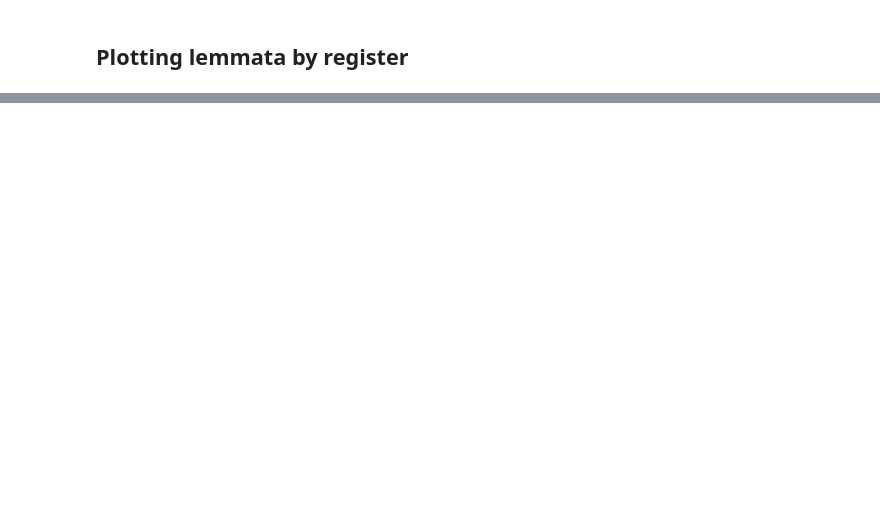
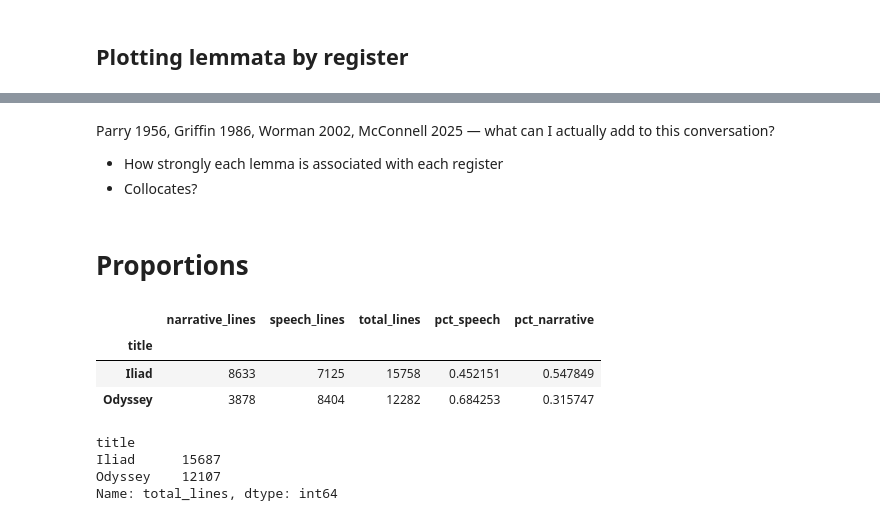
Before and after one commit to pletcher/ccc-2026, a Jupyter notebook: notebooks/epic_speech_vs_narrative.ipynb, the cells around one changed output, grey strips where cells are left out. Drawn from its saved outputs; the diff is of its cells as text; code cells hidden in the pictures; blank space fills up the shorter version.

Commit message:
Update presentation, fix counting in Homer

```diff
--- a/notebooks/epic_speech_vs_narrative.ipynb
+++ b/notebooks/epic_speech_vs_narrative.ipynb
@@ -224,0 +264,33 @@ alt.Chart(register_plot_df).mark_point(opacity=0.5, size=30).encode(
+# %% [markdown]
+Parry 1956, Griffin 1986, Worman 2002, McConnell 2025 — what can I actually add to this conversation?
+
+- How strongly each lemma is associated with each register
+- Collocates?
+# %% [markdown]
+# Proportions
+# %%
+narrative_df = pd.read_parquet("../parquet/homeric_narrative.parquet")
+speech_df = pd.read_parquet("../parquet/homeric_speeches.parquet")
+# %%
+narrative_line_counts = narrative_df.groupby("title").size().rename("narrative_lines")
+
+speech_line_counts = (
+    speech_df["content"]
+    .str.count("\n")
+    .add(1)
+    .groupby(speech_df["title"])
+    .sum()
+    .rename("speech_lines")
+)
+
+line_counts = pd.concat([narrative_line_counts, speech_line_counts], axis=1)
+line_counts["total_lines"] = line_counts["narrative_lines"] + line_counts["speech_lines"]
+line_counts["pct_speech"] = line_counts["speech_lines"] / line_counts["total_lines"]
+line_counts["pct_narrative"] = line_counts["narrative_lines"] / line_counts["total_lines"]
+
+line_counts
+# %% [output]
+|  | narrative_lines | speech_lines | total_lines | pct_speech | pct_narrative |
+| title |  |  |  |  |  |
+| Iliad | 8633 | 7125 | 15758 | 0.452151 | 0.547849 |
+| Odyssey | 3878 | 8404 | 12282 | 0.684253 | 0.315747 |
@@ -224,0 +299,7 @@ alt.Chart(register_plot_df).mark_point(opacity=0.5, size=30).encode(
+# %%
+old_homer.groupby("title").size().rename("total_lines")
+# %% [output]
+title
+Iliad      15687
+Odyssey    12107
+Name: total_lines, dtype: int64
```
Also changed, not shown: parts of 10 cells of this notebook, 24 other files.
